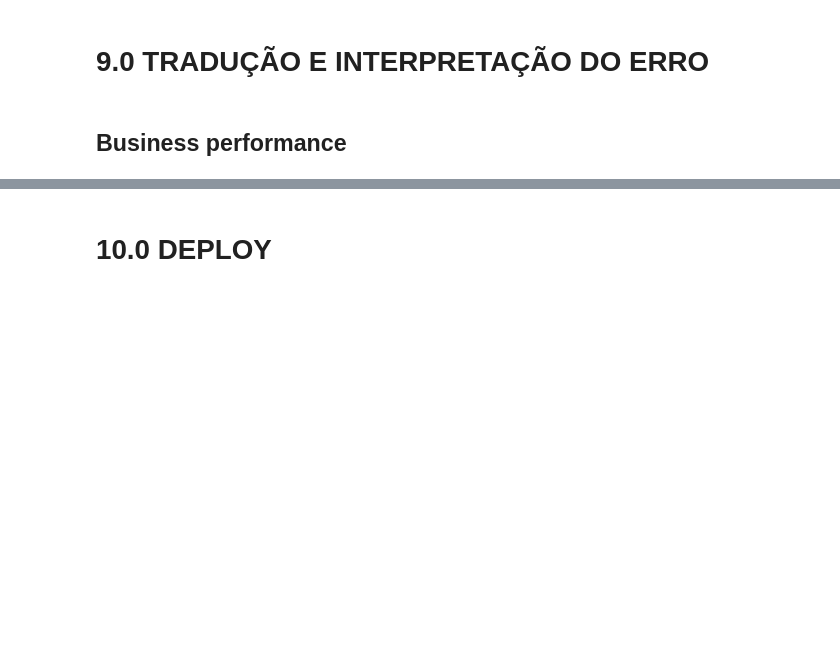
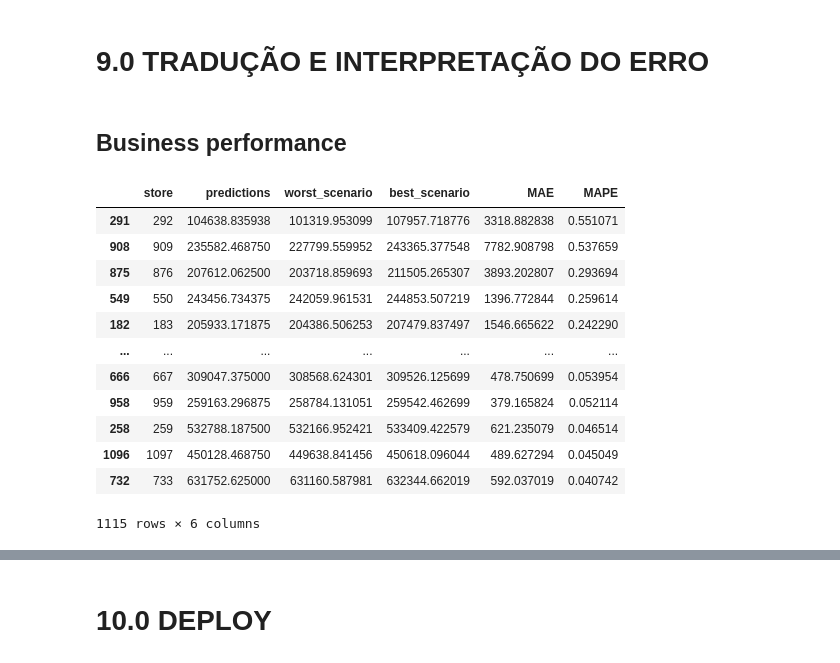
Before and after one commit to MayconRochaaa/rossmann_project, a Jupyter notebook: store_sales_prediction.ipynb, the cells around one changed output, grey strips where cells are left out. Cells and saved outputs as stored; diff of their text form; code cells hidden in the pictures; blank space fills up the shorter version.

```diff
--- a/store_sales_prediction.ipynb
+++ b/store_sales_prediction.ipynb
@@ -757,6 +821,8 @@ df5['week_of_year_cos'] = df5['week_of_year'].apply(lambda x: np.cos(x*(2*np.pi/
 
 df5['day_of_week_sin'] = df5['day_of_week'].apply(lambda x: np.sin(x*(2*np.pi/7)))
 df5['day_of_week_cos'] = df5['day_of_week'].apply(lambda x: np.cos(x*(2*np.pi/7)))
+# %%
+df5['sales'] = np.log1p(df5['sales'])
 # %% [markdown]
 # 6.0 FEATURE SELECTION
     Nessa seção vamos selecionar as varivaveis de interesse para o modelo. Algumas variaveis que foram utilizadas para definir outras serão automaticamente descartadas (para evitar dependencia linear no modelo). As demais serão escolhidas pelo método do algoritmo Boruta.
@@ -944,21 +1014,28 @@ final_result
 # %% [markdown]
 ## Final model
 # %%
-param_tuned = {'eta': 0.3,
-               'max_depth': 8,
+'''param_tuned = {'eta': 0.03,
+               'max_depth': 5,
+               'subsample': 0.7,
+               'colsample_bytree': 0.7,
+               'min_child_weight': 3}'''
+
+param_tuned = {'eta': 0.1,
+               'max_depth': 12,
                'subsample': 1,
                'colsample_bytree': 1,
                'min_child_weight': 1}
 # %%
 model_xgb_tuned = xgb.XGBRegressor(objective='reg:squarederror',
-                                   n_estimators = 3000,
+                                   n_estimators = 500,
                                    eta = param_tuned['eta'],
                                    max_depth = param_tuned['max_depth'],
                                    subsample = param_tuned['subsample'],
                                    colsample_bytree=param_tuned['colsample_bytree'],
                                    min_child_weight=param_tuned['min_child_weight']).fit(x_train, y_train)
 
+
 yhat_tuned = model_xgb_tuned.predict(x_teste)
 
-result_tuned = ml_error('XGB', y_teste, yhat_tuned)
+result_tuned = ml_error('XGB', np.expm1(y_teste), np.expm1(yhat_tuned))
 result_tuned
@@ -966,22 +1046,38 @@ result_tuned
 # 9.0 TRADUÇÃO E INTERPRETAÇÃO DO ERRO
 # %%
 df9 = X_teste[cols_selected_boruta_full].copy()
-df9['predictions'] = yhat_tuned
+df9['sales'] = np.expm1(df9['sales'])
+df9['predictions'] = np.expm1(yhat_tuned)
 # %% [markdown]
 ## Business performance
 # %%
 df9_1 = df9[['store', 'predictions']].groupby('store').sum().reset_index()
 
 df9_aux1 = df9[['store', 'sales', 'predictions']].groupby('store').apply(lambda x: mean_absolute_error(x['sales'], x['predictions'])).reset_index().rename(columns={0: 'MAE'})
 df9_aux2 = df9[['store', 'sales', 'predictions']].groupby('store').apply(lambda x: mean_absolute_percentage_error(x['sales'], x['predictions'])).reset_index().rename(columns={0: 'MAPE'})
 df9_aux3 = pd.merge(df9_aux1, df9_aux2, how='inner', on='store')
 
 df9_2 = pd.merge(df9_1, df9_aux3, how='inner', on='store')
 df9_2
 
+
 #Pior cenario
 df9_2['worst_scenario'] = df9_2['predictions']-df9_2['MAE']
 df9_2['best_scenario'] = df9_2['predictions']+df9_2['MAE']
 
 df9_2 = df9_2[['store', 'predictions', 'worst_scenario', 'best_scenario', 'MAE', 'MAPE']]
-df9_2
+df9_2.sort_values('MAPE',ascending=False)
+# %% [output]
+|  | store | predictions | worst_scenario | best_scenario | MAE | MAPE |
+| 291 | 292 | 104638.835938 | 101319.953099 | 107957.718776 | 3318.882838 | 0.551071 |
+| 908 | 909 | 235582.468750 | 227799.559952 | 243365.377548 | 7782.908798 | 0.537659 |
+| 875 | 876 | 207612.062500 | 203718.859693 | 211505.265307 | 3893.202807 | 0.293694 |
+| 549 | 550 | 243456.734375 | 242059.961531 | 244853.507219 | 1396.772844 | 0.259614 |
+| 182 | 183 | 205933.171875 | 204386.506253 | 207479.837497 | 1546.665622 | 0.242290 |
+| ... | ... | ... | ... | ... | ... | ... |
+| 666 | 667 | 309047.375000 | 308568.624301 | 309526.125699 | 478.750699 | 0.053954 |
+| 958 | 959 | 259163.296875 | 258784.131051 | 259542.462699 | 379.165824 | 0.052114 |
+| 258 | 259 | 532788.187500 | 532166.952421 | 533409.422579 | 621.235079 | 0.046514 |
+| 1096 | 1097 | 450128.468750 | 449638.841456 | 450618.096044 | 489.627294 | 0.045049 |
+| 732 | 733 | 631752.625000 | 631160.587981 | 632344.662019 | 592.037019 | 0.040742 |
+1115 rows × 6 columns
```
Also changed, not shown: parts of 36 cells of this notebook, 2 other files.
